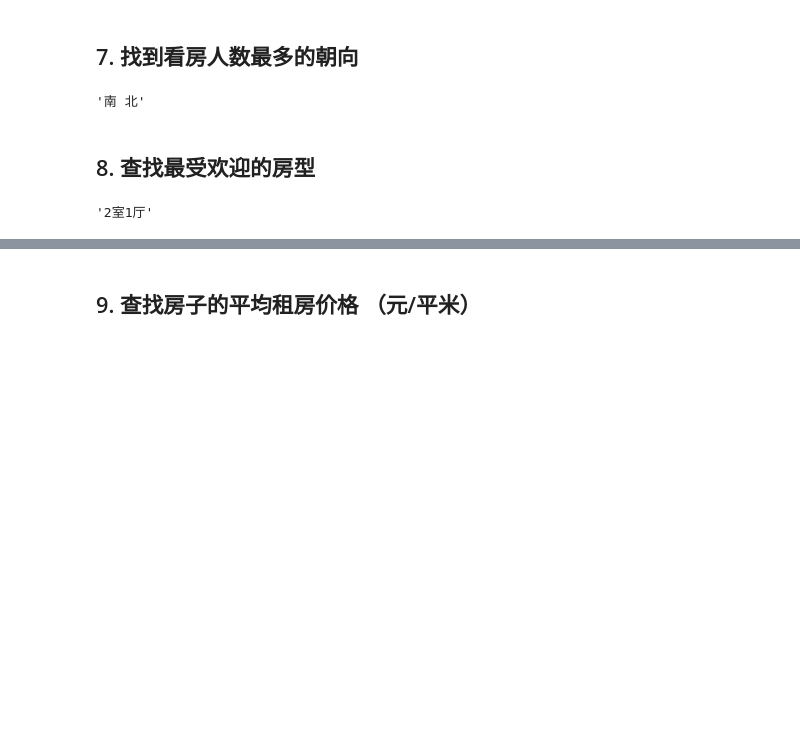
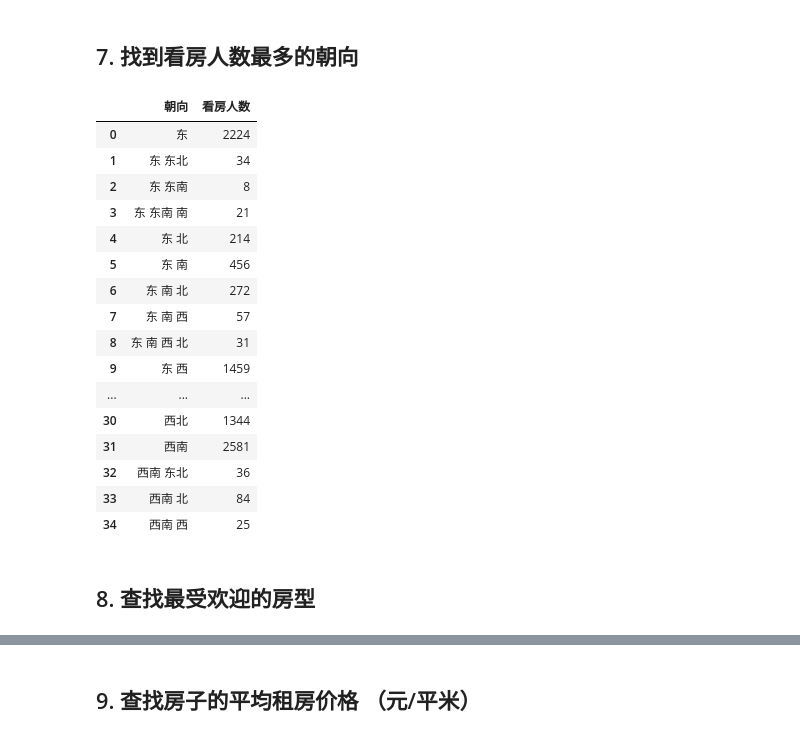
Before and after one commit to xlg08/Python_fo, a Jupyter notebook: 02_数据处理和统计分析/day09_pandas入门/day_09/day_09.ipynb, the cells around one changed output, grey strips where cells are left out. Cells and saved outputs as stored; diff of their text form; code cells hidden in the pictures; blank space fills up the shorter version.

```diff
--- a/02_数据处理和统计分析/day09_pandas入门/day_09/day_09.ipynb
+++ b/02_数据处理和统计分析/day09_pandas入门/day_09/day_09.ipynb
@@ -162,12 +146,25 @@ Name: 价格, dtype: float64
 # %% [markdown]
 ## 7. 找到看房人数最多的朝向
 # %%
-df.groupby('朝向')['看房人数'].sum().idxmax()
+# df.groupby('朝向')['看房人数'].sum().idxmax()
+df.groupby('朝向',as_index=False).agg({'看房人数':'sum'})
 # %% [output]
-'南 北'
+|  | 朝向 | 看房人数 |
+| 0 | 东 | 2224 |
+| 1 | 东 东北 | 34 |
+| 2 | 东 东南 | 8 |
+| 3 | 东 东南 南 | 21 |
+| 4 | 东 北 | 214 |
+| 5 | 东 南 | 456 |
+| 6 | 东 南 北 | 272 |
+| 7 | 东 南 西 | 57 |
+| 8 | 东 南 西 北 | 31 |
+| 9 | 东 西 | 1459 |
+| ... | ... | ... |
+| 30 | 西北 | 1344 |
+| 31 | 西南 | 2581 |
+| 32 | 西南 东北 | 36 |
+| 33 | 西南 北 | 84 |
+| 34 | 西南 西 | 25 |
 # %% [markdown]
 ## 8. 查找最受欢迎的房型
-# %%
-df['户型'].value_counts().idxmax()
-# %% [output]
-'2室1厅'
```
Also changed, not shown: parts of 17 cells of this notebook.
